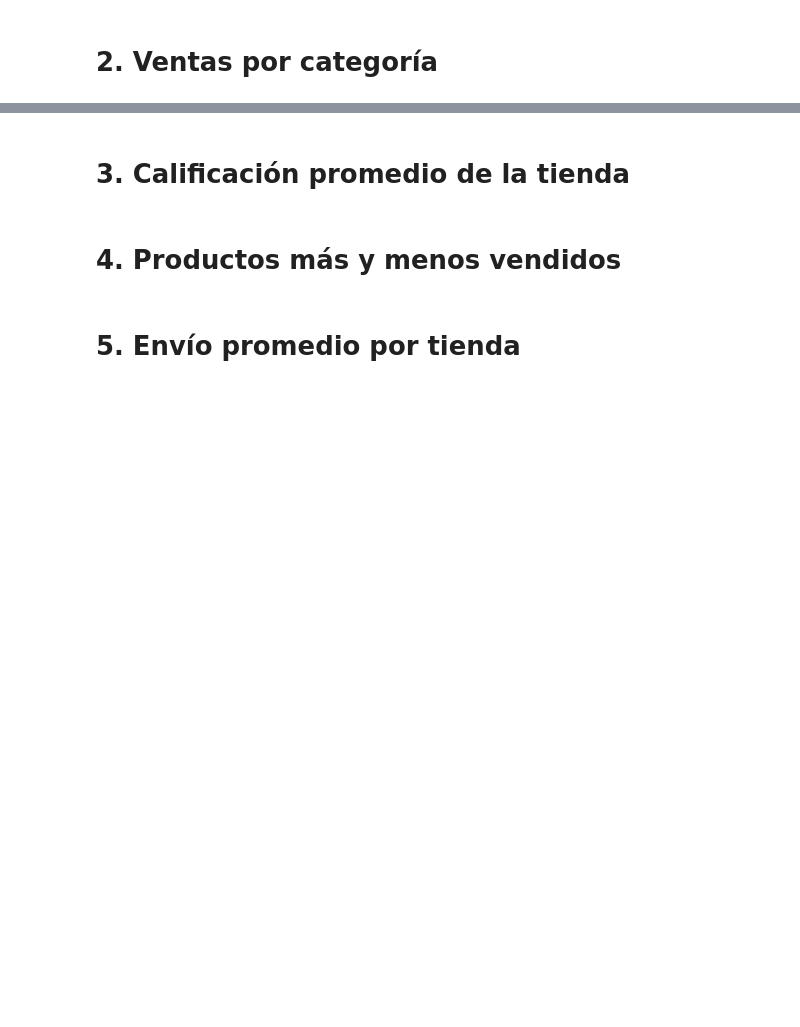
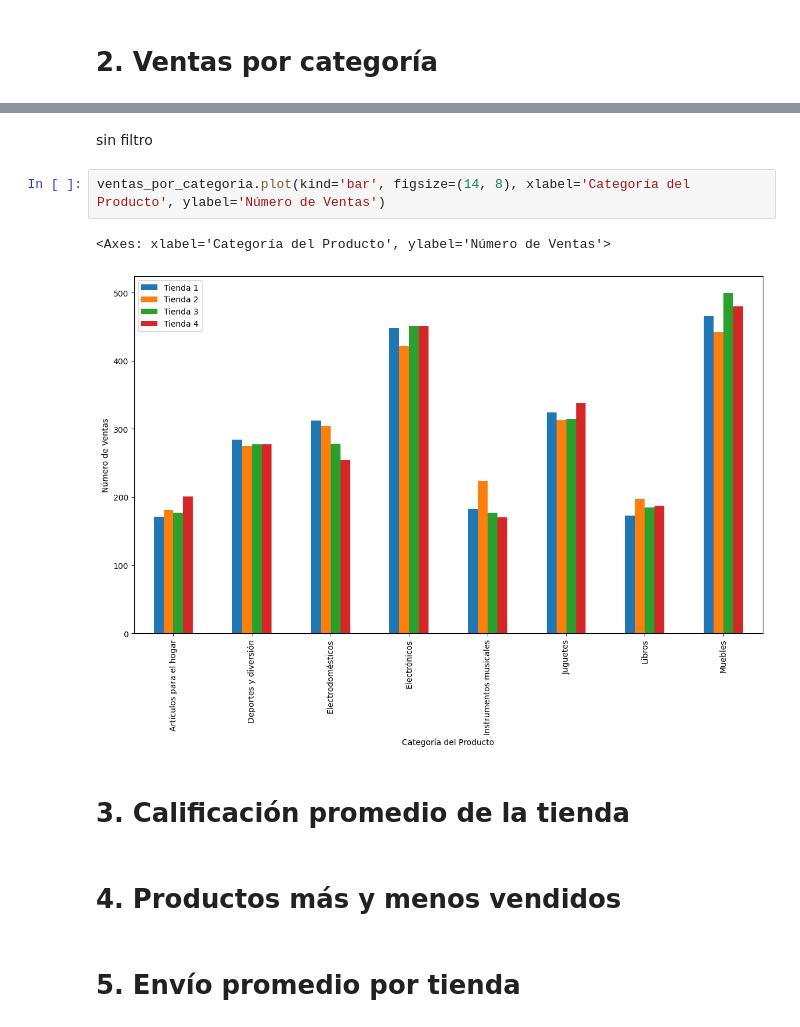
Before and after one commit to SalvatoreSisay/alura-store, a Jupyter notebook: AluraStoreLatam_Challenge.ipynb, the cells around one changed output, grey strips where cells are left out. Drawn from its saved outputs; the diff is of its cells as text; blank space fills up the shorter version.

```diff
--- a/AluraStoreLatam_Challenge.ipynb
+++ b/AluraStoreLatam_Challenge.ipynb
@@ -30,3 +159,10 @@ tienda.head()
+# %% [markdown]
+sin filtro
+# %%
+ventas_por_categoria.plot(kind='bar', figsize=(14, 8), xlabel='Categoría del Producto', ylabel='Número de Ventas')
+# %% [output]
+<Axes: xlabel='Categoría del Producto', ylabel='Número de Ventas'>
+[figure, added]
 # %% [markdown]
 # 3. Calificación promedio de la tienda
 # %% [markdown]
```
Also changed, not shown: parts of 12 cells of this notebook.
